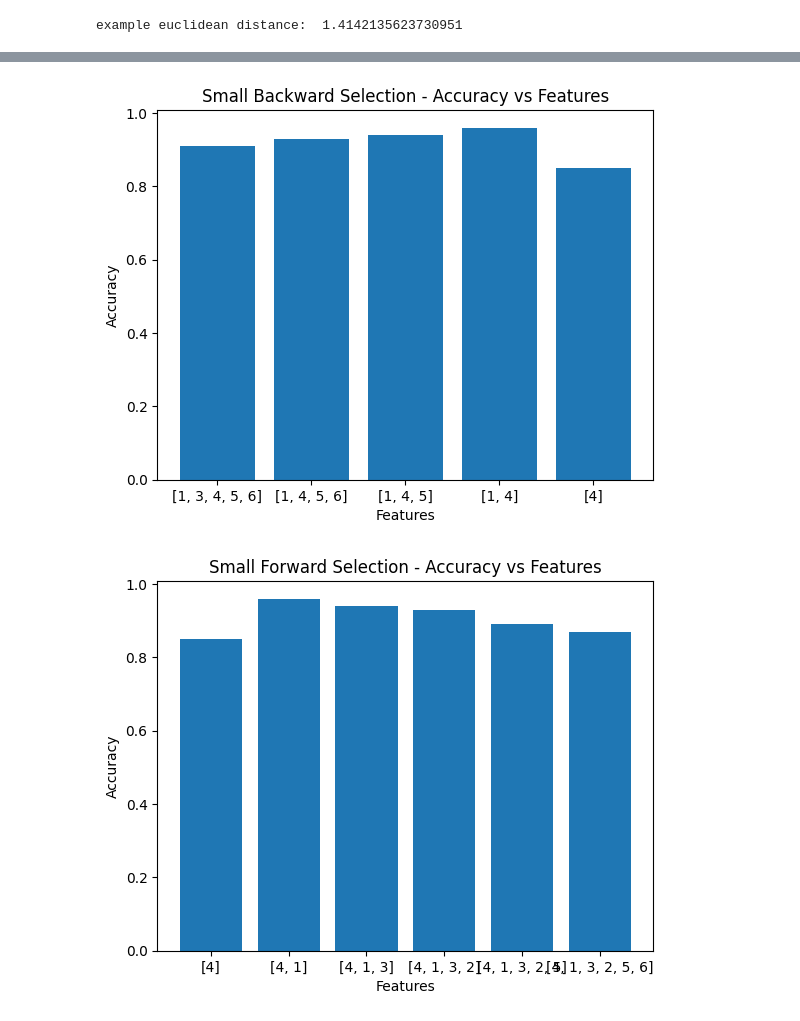
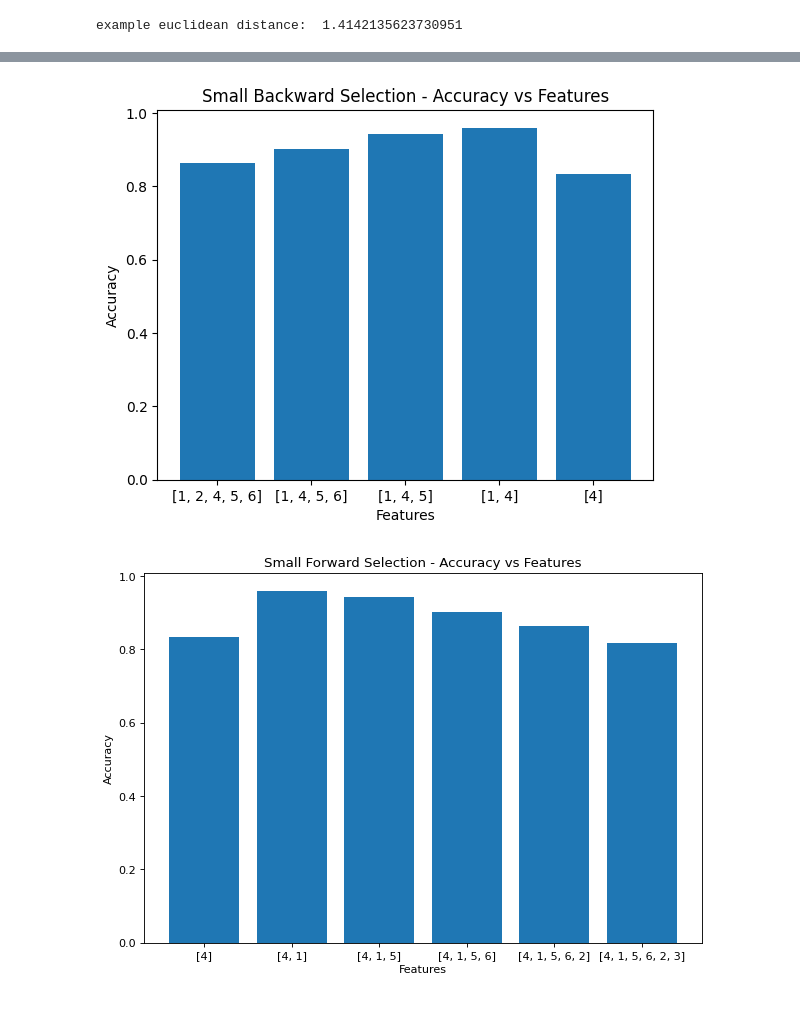
Before and after one commit to Quidifer/NearestNeighborSearch, a Jupyter notebook: main.ipynb, the cells around one changed output, grey strips where cells are left out. Cells and saved outputs as stored; diff of their text form; code cells hidden in the pictures.

```diff
--- a/main.ipynb
+++ b/main.ipynb
@@ -59,7 +59,22 @@ def KNN(p: list[float], data: list[(list[float], int)], k: int) -> int:
     else:
         return 2
 
+#nearest neighbor
+# returns the Classification (1 or 2)
+def NN(p: list[float], data: list[(list[float], int)], skip: int =-1) -> int:
+    best_dist = float('inf')
+    best_class = -1
+    for i, tuple in enumerate(data):
+        if i == skip:
+            continue
+        test = dist(p, tuple[FEATURES])
+        if test < best_dist:
+            best_dist = test
+            best_class = tuple[CLASS]
+
+    return best_class
+
 print("example classification:")
-KNN(input_data[0][FEATURES], input_data[1:], K)
+NN(input_data[0][FEATURES], input_data[1:])
 # %% [output]
 example classification:
@@ -67,7 +82,7 @@ example classification:
 # %%
 import copy
 
-#classify
+#classify 80% train data 20% test data
 def classify8020(data: list[(list[float], int)]):
     split = int(len(data) * 0.2)
     test = data[:split]
@@ -75,20 +90,18 @@ def classify8020(data: list[(list[float], int)]):
 
     num_correct = 0
     for i, tuple in enumerate(test):
-        classification = KNN(tuple[FEATURES], train, K)
+        classification = NN(tuple[FEATURES], train)
         if classification == tuple[CLASS]:
             num_correct += 1
 
     return num_correct / len(test)
 
+#leave one out
 def classify(data: list[(list[float], int)]):
     total = 0
     num_correct = 0
-    for i, tuple in enumerate(data[:100]):
-        train = copy.copy(data)
-        del train[i]
-
-        classification = KNN(tuple[FEATURES], train, K)
+    for i, tuple in enumerate(data):
+        classification = NN(tuple[FEATURES], data, i)
 
         if classification == tuple[CLASS]:
             num_correct += 1
@@ -201,7 +214,7 @@ def backward_selection(DEBUG:bool = False):
     best_set_ever = list(range(1, len(input_data[0][FEATURES])+1))
 
     #best set
-    best_so_far = best_set_ever
+    best_so_far = list(range(1, len(input_data[0][FEATURES])+1))
 
     #initial
     if DEBUG:
@@ -230,8 +243,9 @@ def backward_selection(DEBUG:bool = False):
                 best_ever = accuracy
                 best_set_ever = feature_set
 
-        if DEBUG:
-            print("\n Best feature was ", best_so_far, " accuracy: ", best, "\n")
+
+        #if DEBUG:
+        print("\n Best feature was ", best_so_far, " accuracy: ", best, "\n")
         accuracy_over_time.append(best)
         sets_over_time.append(best_so_far)
 
@@ -382,21 +428,21 @@ plt.ylabel('Accuracy')
 plt.title('Small Backward Selection - Accuracy vs Features')
 plt.show()
 # %% [output]
-[figure, old version]
+[figure, new version]
 # %%
 #analysis of small dataset forward
 from matplotlib.pyplot import figure
 
-figure(figsize=(8, 6), dpi=80)
+figure(figsize=(9, 6), dpi=80)
 features.clear()
 
 for set in small_forward_data[3]:
     features.append(str(set))
 
 plt.bar(features, small_forward_data[2])
 plt.xlabel('Features')
 plt.ylabel('Accuracy')
 plt.title('Small Forward Selection - Accuracy vs Features')
 plt.show()
 # %% [output]
-[figure, old version]
+[figure, new version]
```
Also changed, not shown: parts of 9 cells of this notebook.
